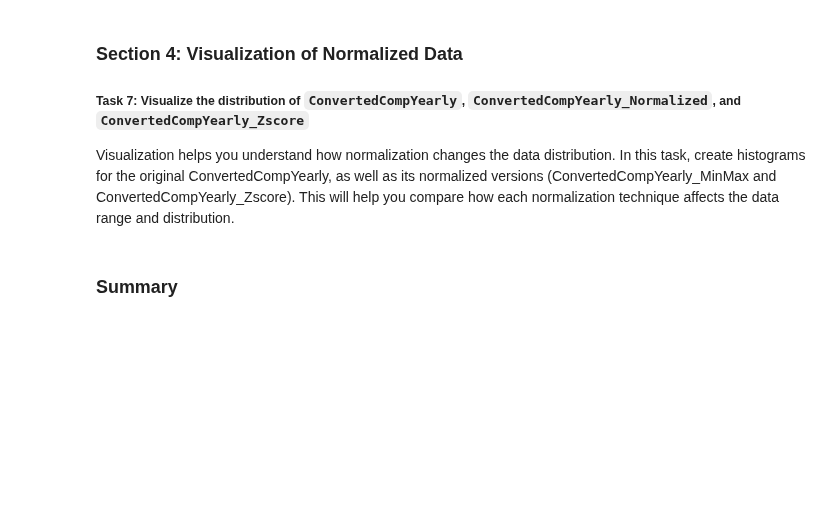
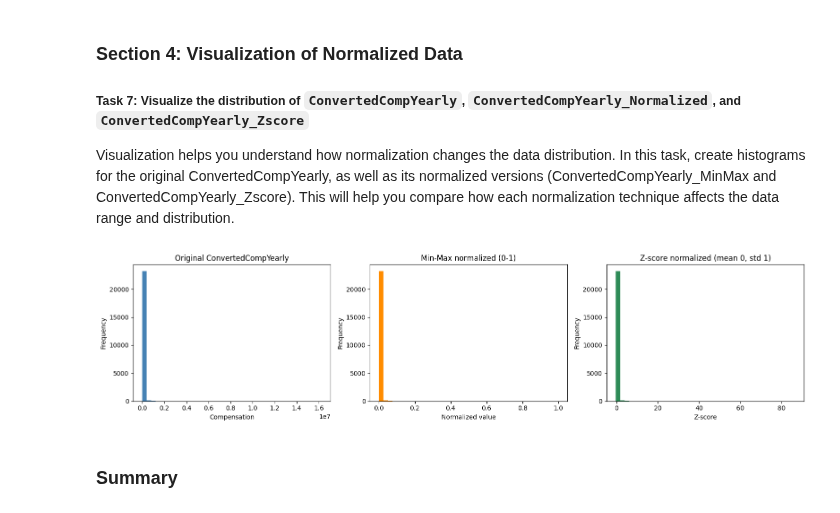
Before and after one commit to jtgreta/ibm-data-analyst, a Jupyter notebook: 09-ibm-data-analyst-capstone-project/09_02_normalizing_data.ipynb, the cells around one changed output. Cells and saved outputs as stored; diff of their text form; code cells hidden in the pictures; blank space fills up the shorter version.

```diff
--- a/09-ibm-data-analyst-capstone-project/09_02_normalizing_data.ipynb
+++ b/09-ibm-data-analyst-capstone-project/09_02_normalizing_data.ipynb
@@ -64,3 +122,11 @@ print(df.head())
 ##### Task 3: Impute missing values in CodingActivities with forward-fill.
 # %%
 ## Write your code here
+# Impute missing values in CodingActivities with forward-fill (ffill)
+print("Missing before ffill:", df['CodingActivities'].isna().sum())
+df['CodingActivities'] = df['CodingActivities'].ffill()
+print("Missing after ffill:", df['CodingActivities'].isna().sum())
+# (Any leading NaNs that ffill could not reach remain; fill them with the mode)
+if df['CodingActivities'].isna().any():
+    df['CodingActivities'] = df['CodingActivities'].fillna(df['CodingActivities'].mode()[0])
+print("Missing after final cleanup:", df['CodingActivities'].isna().sum())
@@ -77,3 +174,13 @@ Normalization is commonly applied to compensation data to bring values within a
 Min-Max Scaling brings all values in a column to a 0-1 range, making it useful for comparing data across different scales. Here, you will apply Min-Max normalization to the ConvertedCompYearly column, creating a new column ConvertedCompYearly_MinMax with normalized values.
 # %%
 ## Write your code here
+# Min-Max Scaling: brings all values to a 0-1 range
+col = 'ConvertedCompYearly'
+comp = df[col].dropna()
+min_val = comp.min()
+max_val = comp.max()
+df['ConvertedCompYearly_MinMax'] = (df[col] - min_val) / (max_val - min_val)
+print("Min-Max normalized column created.")
+print("Min:", df['ConvertedCompYearly_MinMax'].min(),
+      "Max:", df['ConvertedCompYearly_MinMax'].max())
+print(df[['ConvertedCompYearly', 'ConvertedCompYearly_MinMax']].head())
@@ -83,3 +199,12 @@ Min-Max Scaling brings all values in a column to a 0-1 range, making it useful f
 Z-score normalization standardizes values by converting them to a distribution with a mean of 0 and a standard deviation of 1. This method is helpful for datasets with a Gaussian (normal) distribution. Here, you’ll calculate Z-scores for the ConvertedCompYearly column, saving the results in a new column ConvertedCompYearly_Zscore.
 # %%
 ## Write your code here
+# Z-score normalization: mean 0, standard deviation 1
+col = 'ConvertedCompYearly'
+mean_val = df[col].mean()
+std_val = df[col].std()
+df['ConvertedCompYearly_Zscore'] = (df[col] - mean_val) / std_val
+print("Z-score normalized column created.")
+print("Mean:", round(df['ConvertedCompYearly_Zscore'].mean(), 6),
+      "Std:", round(df['ConvertedCompYearly_Zscore'].std(), 6))
+print(df[['ConvertedCompYearly', 'ConvertedCompYearly_Zscore']].head())
@@ -90,6 +224,25 @@ Z-score normalization standardizes values by converting them to a distribution w
 Visualization helps you understand how normalization changes the data distribution. In this task, create histograms for the original ConvertedCompYearly, as well as its normalized versions (ConvertedCompYearly_MinMax and ConvertedCompYearly_Zscore). This will help you compare how each normalization technique affects the data range and distribution.
 # %%
 ## Write your code here
+# Visualize the distribution of the original and normalized columns
+fig, axes = plt.subplots(1, 3, figsize=(16, 4))
+
+df['ConvertedCompYearly'].dropna().plot(kind='hist', bins=40, ax=axes[0], color='steelblue')
+axes[0].set_title('Original ConvertedCompYearly')
+axes[0].set_xlabel('Compensation')
+
+df['ConvertedCompYearly_MinMax'].dropna().plot(kind='hist', bins=40, ax=axes[1], color='darkorange')
+axes[1].set_title('Min-Max normalized (0-1)')
+axes[1].set_xlabel('Normalized value')
+
+df['ConvertedCompYearly_Zscore'].dropna().plot(kind='hist', bins=40, ax=axes[2], color='seagreen')
+axes[2].set_title('Z-score normalized (mean 0, std 1)')
+axes[2].set_xlabel('Z-score')
+
+plt.tight_layout()
+plt.show()
+# %% [output]
+[figure, added]
 # %% [markdown]
 ### Summary
 # %% [markdown]
```
Also changed, not shown: parts of 9 cells of this notebook.
